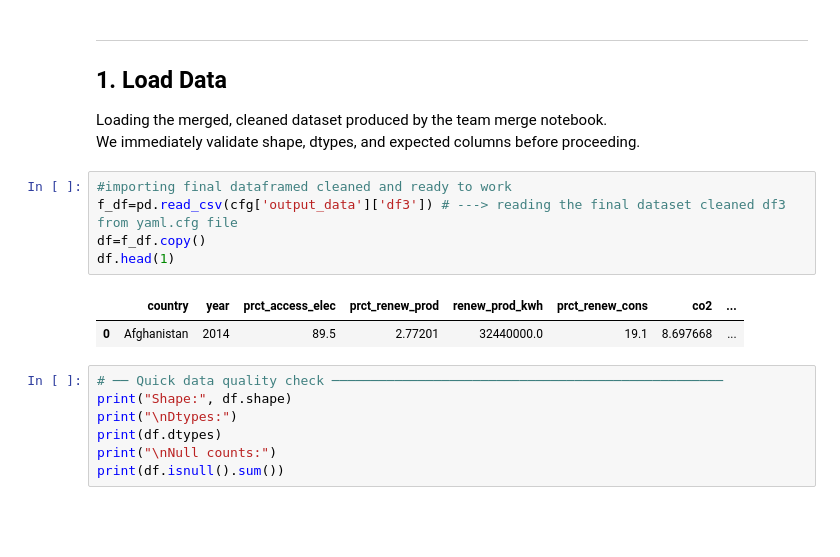
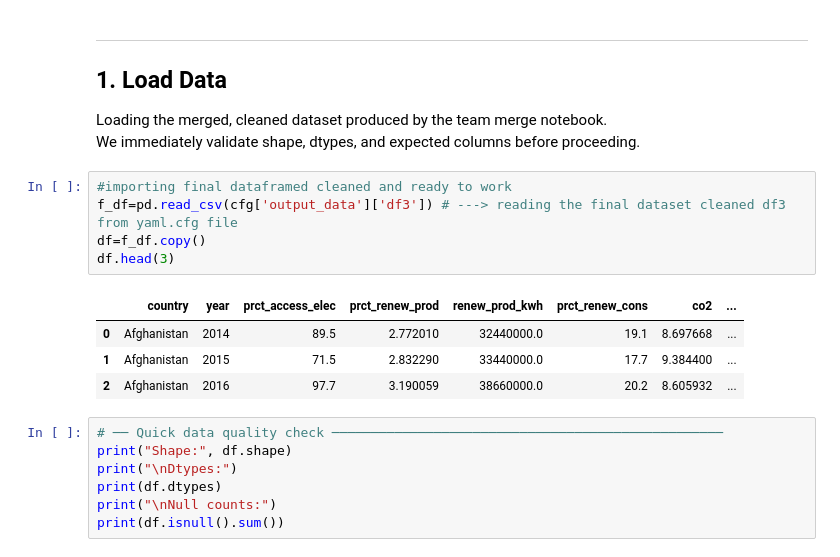
Before and after one commit to cadiyubu/first_project, a Jupyter notebook: notebooks/eda_hypothesis_testing_Diana.ipynb, the cells around one changed output. Cells and saved outputs as stored; diff of their text form; blank space fills up the shorter version.

```diff
--- a/notebooks/eda_hypothesis_testing_Diana.ipynb
+++ b/notebooks/eda_hypothesis_testing_Diana.ipynb
@@ -73,11 +73,13 @@ We immediately validate shape, dtypes, and expected columns before proceeding.
 # %%
 #importing final dataframed cleaned and ready to work
 f_df=pd.read_csv(cfg['output_data']['df3']) # ---> reading the final dataset cleaned df3 from yaml.cfg file
 df=f_df.copy()
-df.head(1)
+df.head(3)
 # %% [output]
 |  | country | year | prct_access_elec | prct_renew_prod | renew_prod_kwh | prct_renew_cons | co2 | ... |
-| 0 | Afghanistan | 2014 | 89.5 | 2.77201 | 32440000.0 | 19.1 | 8.697668 | ... |
+| 0 | Afghanistan | 2014 | 89.5 | 2.772010 | 32440000.0 | 19.1 | 8.697668 | ... |
+| 1 | Afghanistan | 2015 | 71.5 | 2.832290 | 33440000.0 | 17.7 | 9.384400 | ... |
+| 2 | Afghanistan | 2016 | 97.7 | 3.190059 | 38660000.0 | 20.2 | 8.605932 | ... |
 # %%
 # ── Quick data quality check ──────────────────────────────────────────────────
 print("Shape:", df.shape)
```
Also changed, not shown: parts of 18 cells of this notebook, 2 other files.
